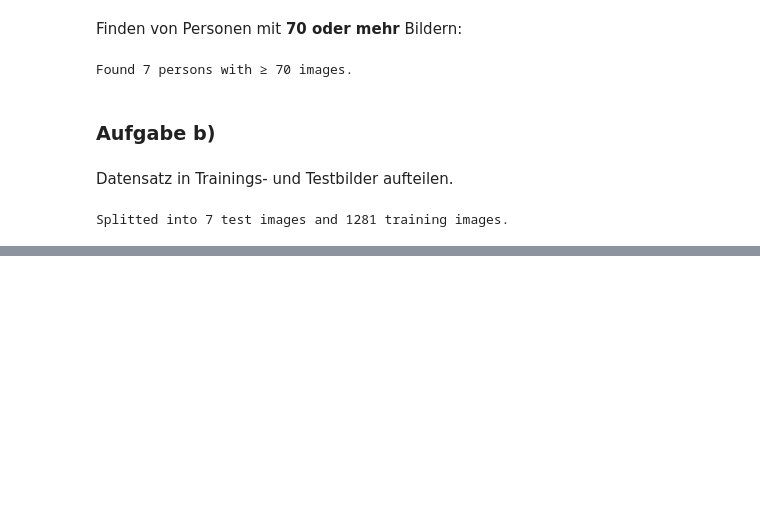
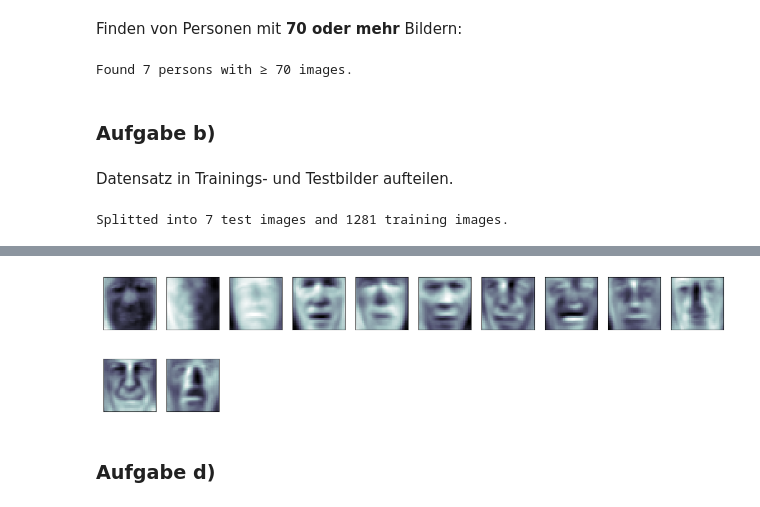
Before and after one commit to robingenz/htwg-machine-learning-exercises, a Jupyter notebook: exercises/02_Linear_Regression/02_eigengesichter.ipynb, the cells around one changed output, grey strips where cells are left out. Drawn from its saved outputs; the diff is of its cells as text; code cells hidden in the pictures; blank space fills up the shorter version.

```diff
--- a/exercises/02_Linear_Regression/02_eigengesichter.ipynb
+++ b/exercises/02_Linear_Regression/02_eigengesichter.ipynb
@@ -90,0 +200,15 @@ Splitted into 7 test images and 1281 training images.
+# %%
+# See: https://scipy-lectures.org/packages/scikit-learn/auto_examples/plot_eigenfaces.html
+from sklearn import decomposition
+
+sklearn_pca_result = decomposition.PCA(n_components=150, whiten=True)
+sklearn_pca_result.fit(training_matrix)
+
+figure = plt.figure(figsize=(16, 6))
+for i in range(12):
+    axes = figure.add_subplot(3, 10, i + 1, xticks=[], yticks=[])
+    axes.imshow(sklearn_pca_result.components_[i].reshape(32, 32), cmap=plt.cm.bone)
+# %% [output]
+[figure, added]
+# %% [markdown]
+### Aufgabe d)
```
Also changed, not shown: parts of 21 cells of this notebook, 4 other files.
